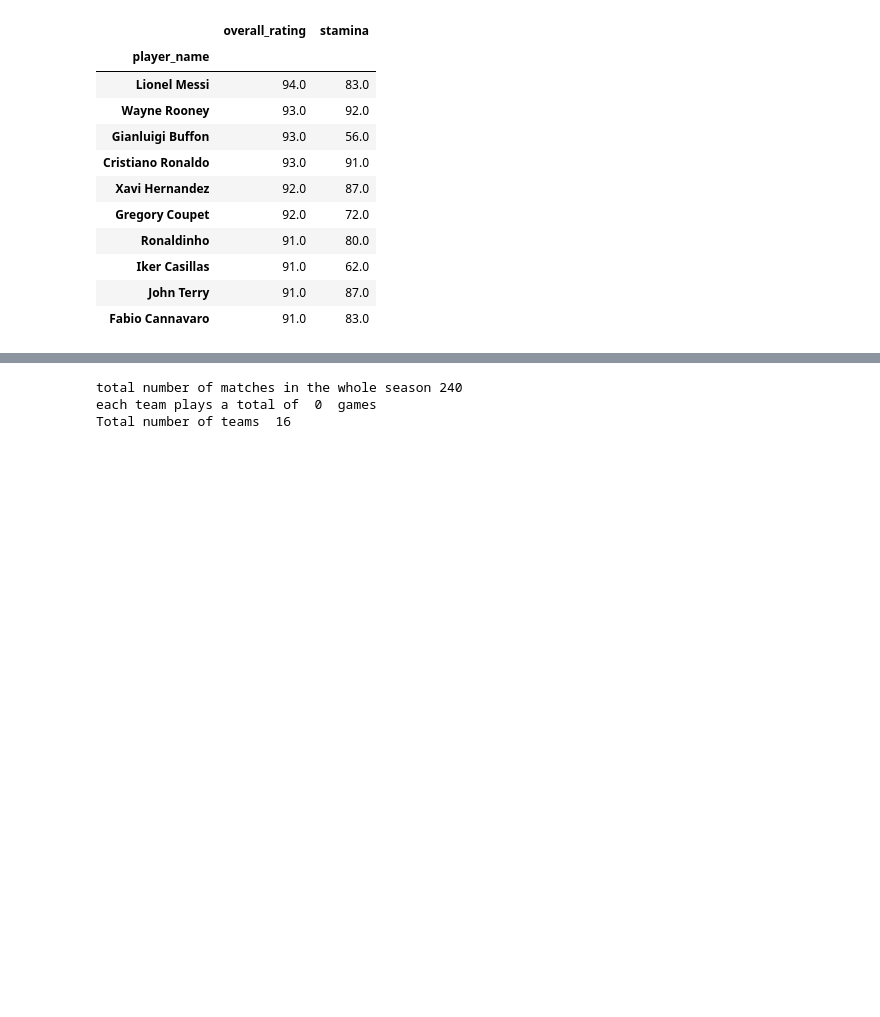
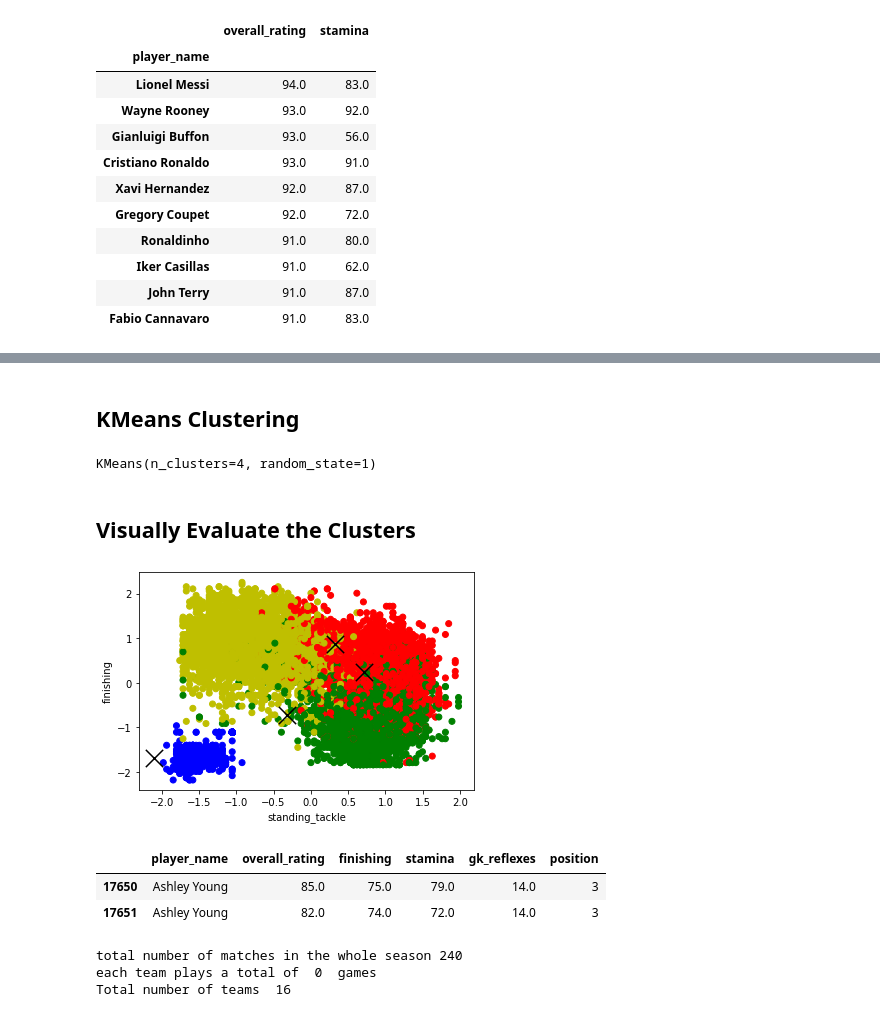
Before and after one commit to mamerchandmedi/Field_positions_classification, a Jupyter notebook: SQL_ADV.ipynb, the cells around one changed output, grey strips where cells are left out. Cells and saved outputs as stored; diff of their text form; code cells hidden in the pictures; blank space fills up the shorter version.

```diff
--- a/SQL_ADV.ipynb
+++ b/SQL_ADV.ipynb
@@ -273,3 +282,49 @@ plt.show()
+# %% [markdown]
+## KMeans Clustering
+# %%
+# Make an instance of KMeans with 3 clusters
+kmeans = KMeans(n_clusters=4, random_state=1)
+
+# Fit only on a features matrix
+kmeans.fit(x)
+# %% [output]
+KMeans(n_clusters=4, random_state=1)
+# %%
+# Get labels and cluster centroids
+labels = kmeans.labels_
+centroids = kmeans.cluster_centers_
+x = pd.DataFrame(x, columns = features)
+# %% [markdown]
+## Visually Evaluate the Clusters
+# %%
+colormap = np.array(['r', 'g', 'b',"y"])
+xdat='standing_tackle'
+ydat='finishing'
+plt.scatter(x[xdat], x[ydat], c=colormap[labels])
+plt.scatter(centroids[:,0], centroids[:,1], s = 300, marker = 'x', c = 'k')
+
+plt.xlabel(xdat)
+plt.ylabel(ydat);
+# %% [output]
+[figure, added]
+# %%
+df=players_all_data.sort_values("year")
+df=df[df.year==2011]
+#features = ["player_name","overall_rating",'finishing', "stamina",'gk_reflexes']
+
+df=df[features].dropna()
+df["position"]=list(labels)
+df=df.sort_values("overall_rating",ascending=False)
+
+#df[df.position==1].iloc[:50]
+
+#df[df.player_name=="Ashley Young"]
+
+df[df.player_name=="Ashley Young"]
+# %% [output]
+|  | player_name | overall_rating | finishing | stamina | gk_reflexes | position |
+| 17650 | Ashley Young | 85.0 | 75.0 | 79.0 | 14.0 | 3 |
+| 17651 | Ashley Young | 82.0 | 74.0 | 72.0 | 14.0 | 3 |
 # %%
 ## Select country and display all available seasons
 country_name="Italy"
```
Also changed, not shown: parts of 13 cells of this notebook.
